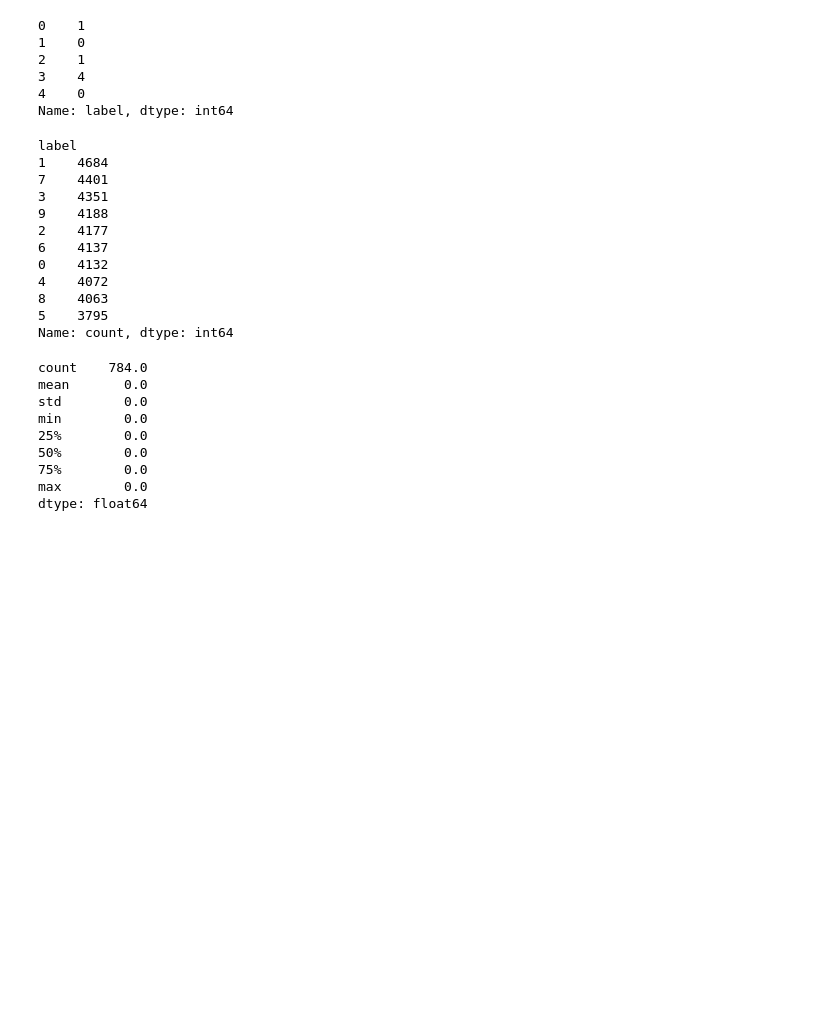
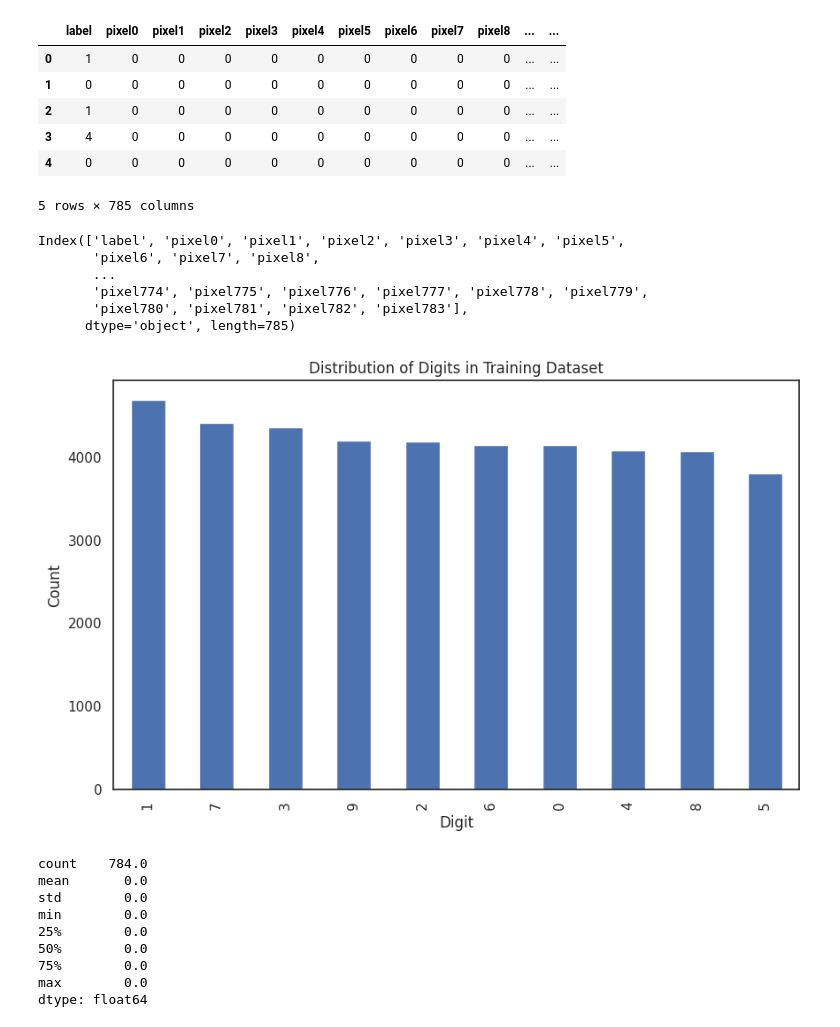
Before and after one commit to ApoorvPatidar/DigitRecognition, a Jupyter notebook: Digit-Recognizer.ipynb, the cells around one changed output. Drawn from its saved outputs; the diff is of its cells as text; code cells hidden in the pictures; blank space fills up the shorter version.

```diff
--- a/Digit-Recognizer.ipynb
+++ b/Digit-Recognizer.ipynb
@@ -22,35 +22,44 @@ warnings.filterwarnings('ignore')
 train_df = pd.read_csv('digit_train.csv')
 test_df = pd.read_csv('digit_train.csv')
 # %%
-train_df['label'].head()
+train_df.head()
 # %% [output]
+|  | label | pixel0 | pixel1 | pixel2 | pixel3 | pixel4 | pixel5 | pixel6 | pixel7 | pixel8 | ... | ... |
+| 0 | 1 | 0 | 0 | 0 | 0 | 0 | 0 | 0 | 0 | 0 | ... | ... |
+| 1 | 0 | 0 | 0 | 0 | 0 | 0 | 0 | 0 | 0 | 0 | ... | ... |
+| 2 | 1 | 0 | 0 | 0 | 0 | 0 | 0 | 0 | 0 | 0 | ... | ... |
+| 3 | 4 | 0 | 0 | 0 | 0 | 0 | 0 | 0 | 0 | 0 | ... | ... |
+| 4 | 0 | 0 | 0 | 0 | 0 | 0 | 0 | 0 | 0 | 0 | ... | ... |
-0    1
-1    0
-2    1
-3    4
-4    0
-Name: label, dtype: int64
+5 rows × 785 columns
+# %%
+train_df.columns
+# %% [output]
+Index(['label', 'pixel0', 'pixel1', 'pixel2', 'pixel3', 'pixel4', 'pixel5',
+       'pixel6', 'pixel7', 'pixel8',
+       ...
+       'pixel774', 'pixel775', 'pixel776', 'pixel777', 'pixel778', 'pixel779',
+       'pixel780', 'pixel781', 'pixel782', 'pixel783'],
+      dtype='object', length=785)
 # %%
+import matplotlib.pyplot as plt
+
+# Extract the target labels
 target = train_df['label']
 train_df = train_df.drop('label', axis=1)
 
-test_target =test_df['label']
+test_target = test_df['label']
 test_df = test_df.drop('label', axis=1)
 
-target.value_counts()
+label_counts = target.value_counts()
+
+plt.figure(figsize=(10, 6))
+label_counts.plot(kind='bar')
+plt.title('Distribution of Digits in Training Dataset')
+plt.xlabel('Digit')
+plt.ylabel('Count')
+plt.show()
 # %% [output]
-label
-1    4684
-7    4401
-3    4351
-9    4188
-2    4177
-6    4137
-0    4132
-4    4072
-8    4063
-5    3795
-Name: count, dtype: int64
+[figure, added]
 # %%
 train_df.isna().sum().describe().T
 # %% [output]
```
Also changed, not shown: parts of 14 cells of this notebook.
